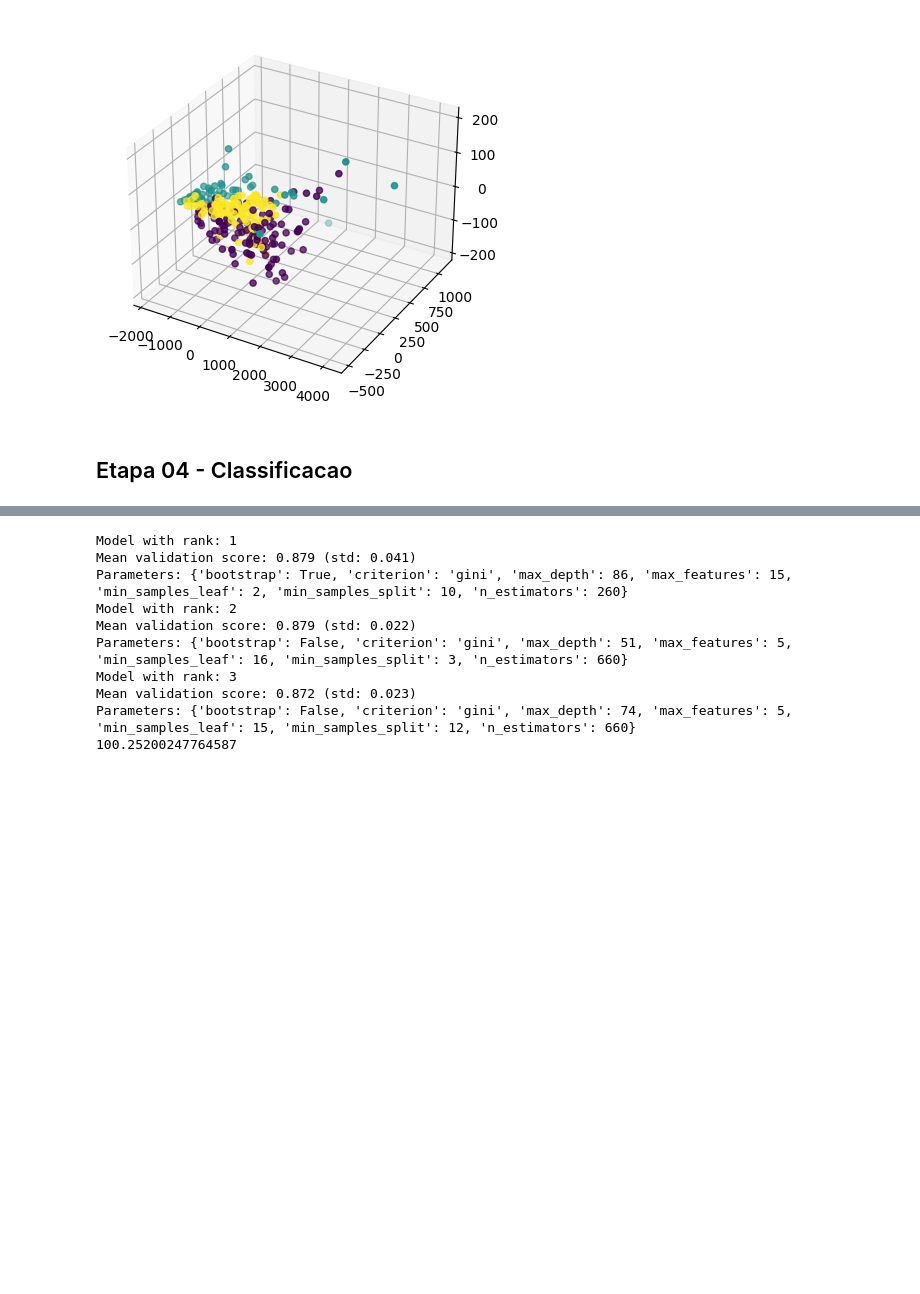
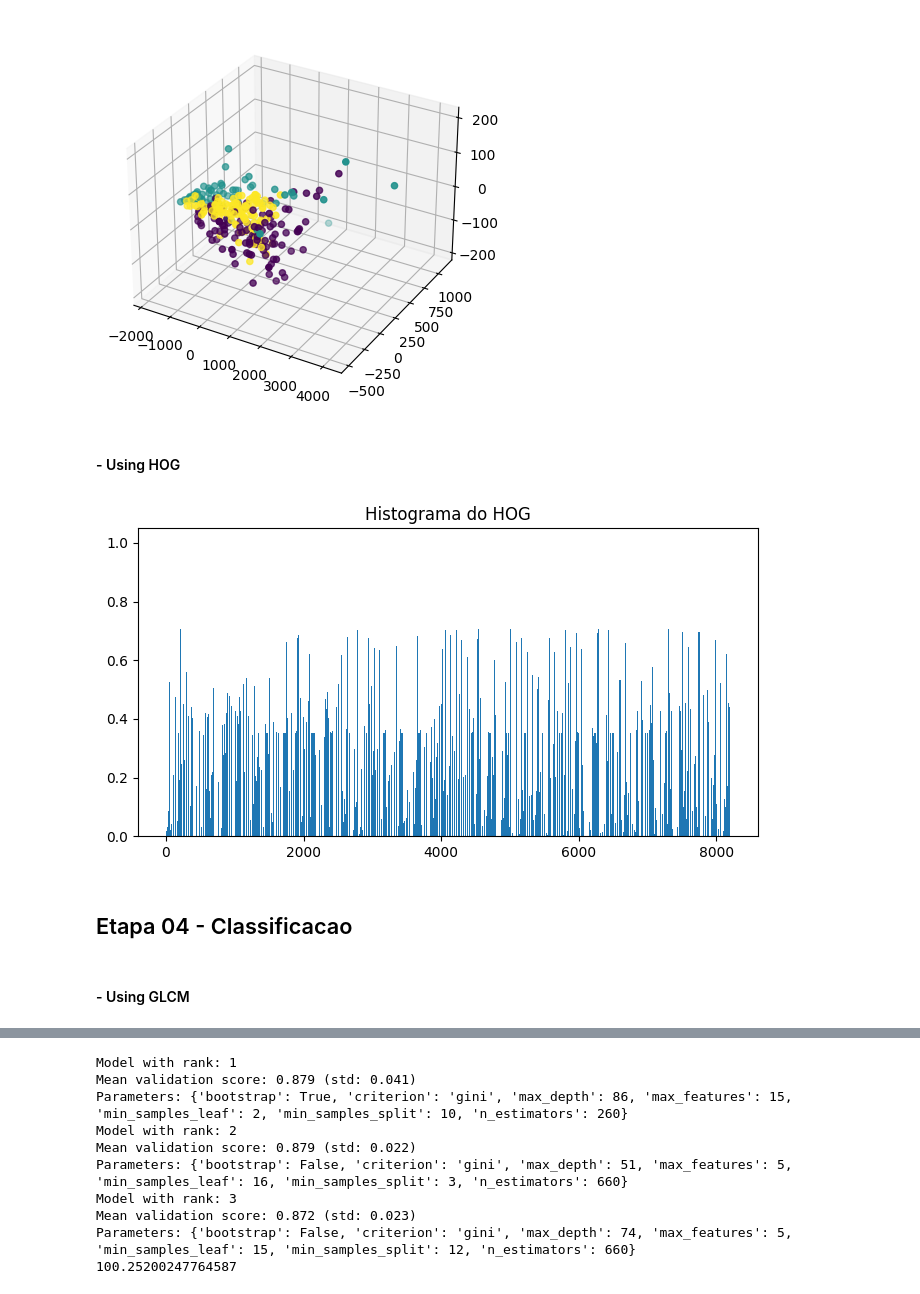
Before and after one commit to PedroAzevedo141/visao_computacional, a Jupyter notebook: Tarefa_06/Atividade/main.ipynb, the cells around one changed output, grey strips where cells are left out. Drawn from its saved outputs; the diff is of its cells as text; code cells hidden in the pictures; blank space fills up the shorter version.

```diff
--- a/Tarefa_06/Atividade/main.ipynb
+++ b/Tarefa_06/Atividade/main.ipynb
@@ -22,8 +30,7 @@ from skimage.feature import greycomatrix, greycoprops, graycomatrix, graycoprops
 from sklearn.decomposition import PCA
 # %%
 # batch_size = 32
-img_width = 512
-img_height = 512
+img_size = 512
 # %%
 data_dir = pathlib.Path("../BID_fomatter/")
 
@@ -439,8 +476,35 @@ ax.scatter(transform[:,0],transform[:,1],transform[:,2],c=labels)
 # %% [output]
 <mpl_toolkits.mplot3d.art3d.Path3DCollection at 0x...>
 [figure]
+# %% [markdown]
+#### - Using HOG
+# %%
+hog_features = []
+for image in images_segmented:
+    #Deixar todas as imagens do mesmo tamanho
+    resized_image = transform.resize(
+        image, (img_size, img_size), anti_aliasing=True)
+    fd = hog(resized_image, orientations=8, pixels_per_cell=(16, 16),
+             cells_per_block=(1, 1), visualize=False, block_norm='L2-Hys', channel_axis=2)
+    hog_features.append(fd)
+
+hog_features = np.array(hog_features)
+# %%
+# Plot de cada imagem
+
+
+fig, ax = plt.subplots(figsize=(8, 4))
+
+ax.bar(range(len(hog_features[0])), hog_features[0])
+ax.set_title('Histograma do HOG')
+
+plt.show()
+# %% [output]
+[figure, added]
 # %% [markdown]
 ## Etapa 04 - Classificacao
+# %% [markdown]
+#### - Using GLCM
 # %%
 train = 0.9
 test = 1-train
```
Also changed, not shown: parts of 28 cells of this notebook.
